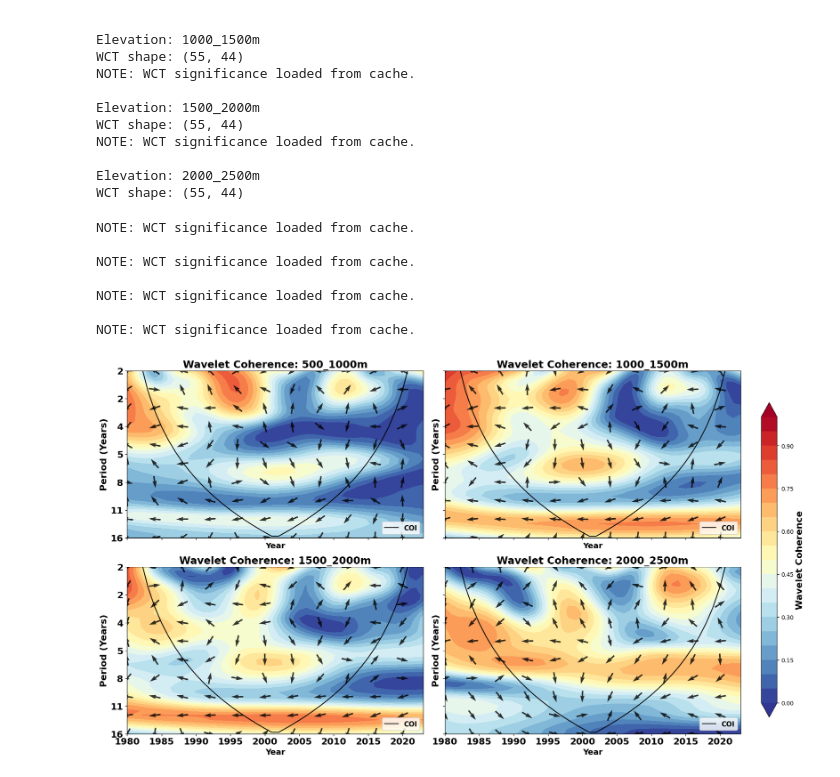
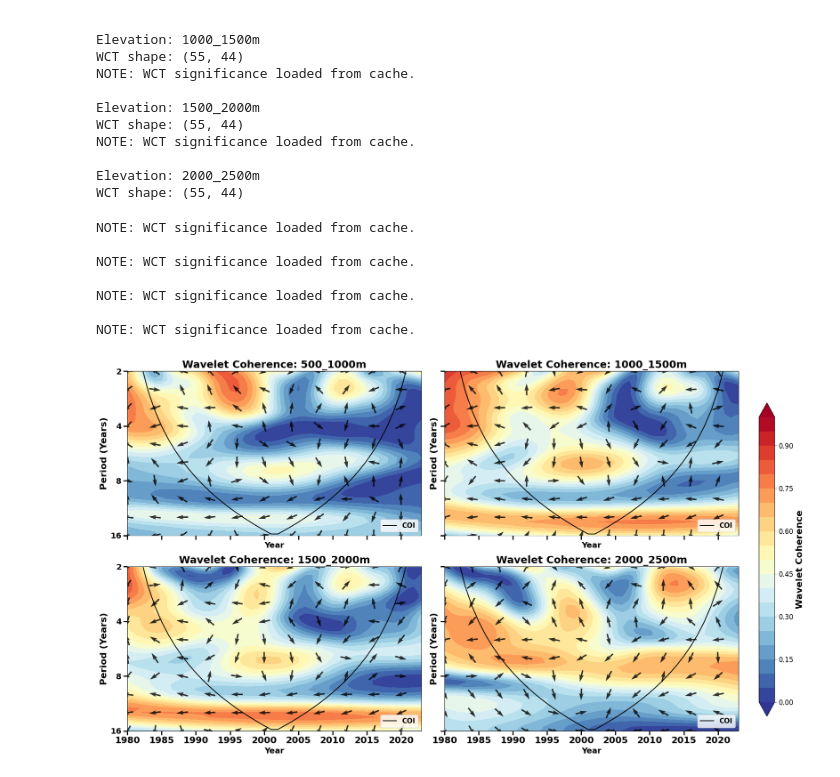
Before and after one commit to Nadiesenali/ENSO_effects_SD, a Jupyter notebook: notebooks/1_ENSO_SWEI_relationship.ipynb, the cells around one changed output. Cells and saved outputs as stored; diff of their text form; code cells hidden in the pictures.

```diff
--- a/notebooks/1_ENSO_SWEI_relationship.ipynb
+++ b/notebooks/1_ENSO_SWEI_relationship.ipynb
@@ -848,33 +848,39 @@ for i, elev in enumerate(elevations):
         sig2d,
         levels=[1],
         colors='black',
         linewidths=1.5
     )
 
     ax.plot(t, np.log2(coi), color='black', linewidth=1.5, label='COI')
     ax.set_title(f'Wavelet Coherence: {elev}', fontsize=18, fontweight='bold')
     ax.set_xlabel('Year', fontsize=14, fontweight='bold')
     ax.set_xticklabels(np.arange(1980, 2025, 5).astype(int), fontsize=16, fontweight='bold')
+    ax.tick_params(axis='x', which='major', width=2, length=7)
     ax.set_ylabel('Period (Years)', fontsize=16, fontweight='bold')
     ax.set_yticklabels([f"{int(2**p)}" for p in ax.get_yticks()], fontsize=16, fontweight='bold')
-    ax.set_ylim(np.log2(16), 1)
+    period_ticks = np.array([2, 4, 8, 16])
+    ax.set_yticks(np.log2(period_ticks))
+    ax.tick_params(axis='y', which='major', width=2, length=7)
+    ax.set_yticklabels(period_ticks, fontsize=14, fontweight='bold')
+    ax.set_ylim(np.log2(16), np.log2(2))
     legend = ax.legend(loc='lower right', fontsize=12, frameon=True)
     for txt in legend.get_texts():
         txt.set_fontweight('bold')
         txt.set_fontweight('bold')
 
 fig.subplots_adjust(right=1.05)
 cbar = fig.colorbar(cf, ax=axes.ravel().tolist(), location='right', pad=0.02, fraction=0.03)
-cbar.set_label('Wavelet Coherence', fontsize=16,fontweight='bold')
+cbar.ax.tick_params(labelsize=12)
+cbar.set_label('Wavelet Coherence', fontsize=16, fontweight='bold')
 plt.savefig(config['plots_dir'] / 'wavelet_coherence_SWEI_ENSO_8mo.png', dpi=1000, bbox_inches='tight')
 plt.tight_layout()
 plt.show()
 # %% [output]
 NOTE: WCT significance loaded from cache.
 
 NOTE: WCT significance loaded from cache.
 
 NOTE: WCT significance loaded from cache.
 
 NOTE: WCT significance loaded from cache.
-[figure, old version]
+[figure, new version]
```
Also changed, not shown: 1 other file.
